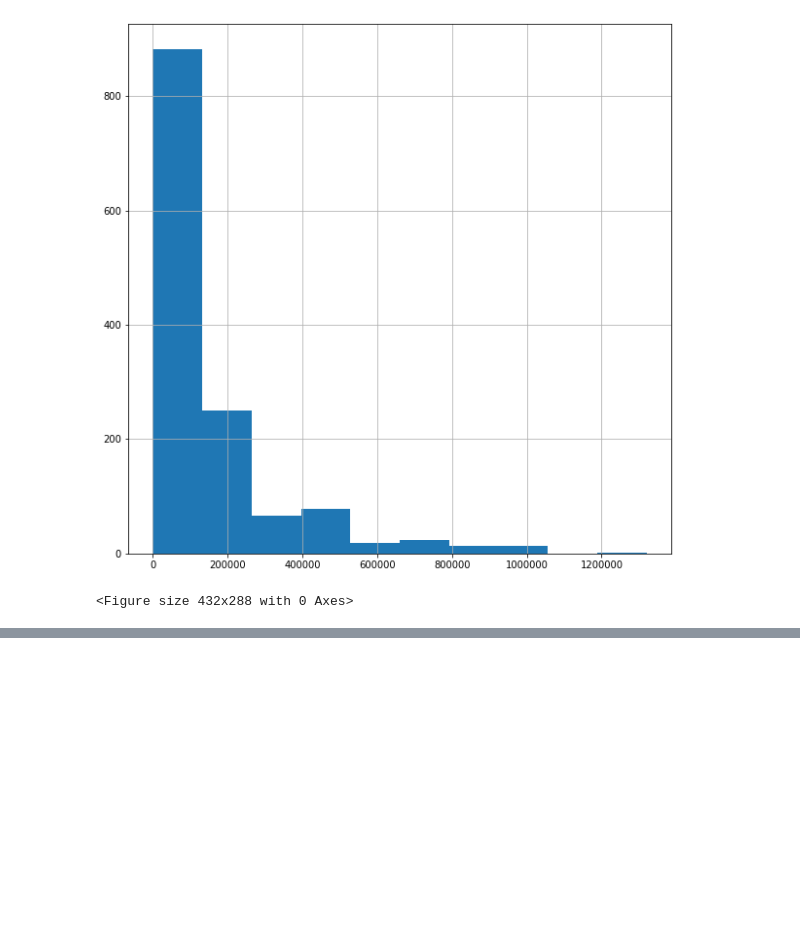
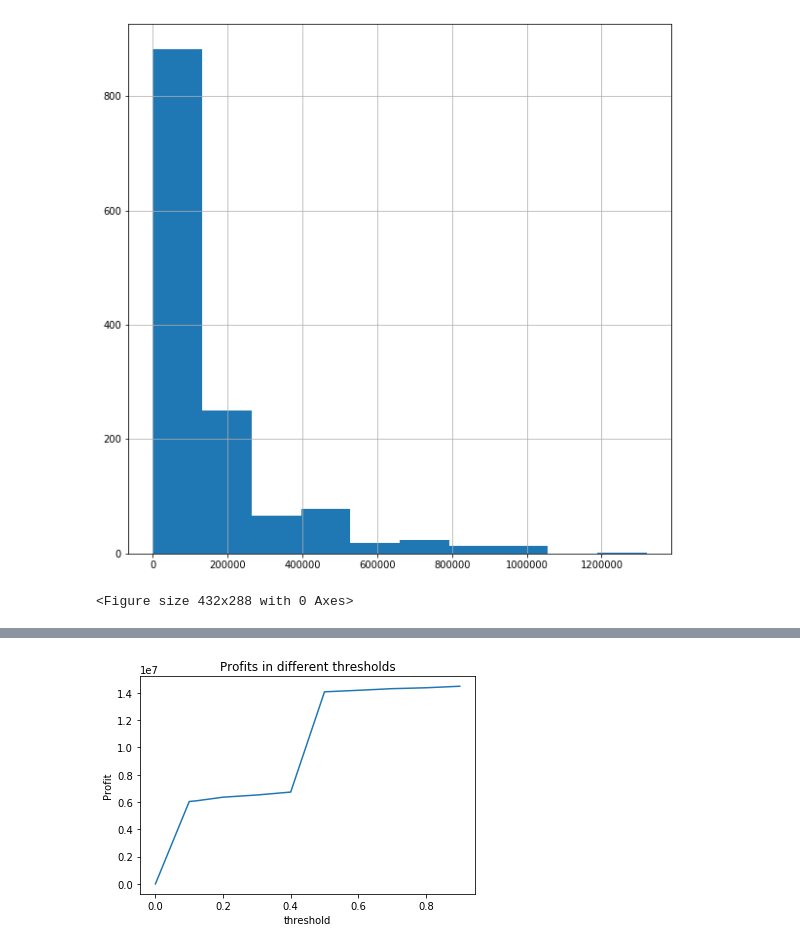
Before and after one commit to vnguye12/vy_capstone1, a Jupyter notebook: Capstone1.ipynb, the cells around one changed output, grey strips where cells are left out. Saved outputs shown, nothing was run; the diff lists cells and outputs as text; code cells hidden in the pictures; blank space fills up the shorter version.

```diff
--- a/Capstone1.ipynb
+++ b/Capstone1.ipynb
@@ -1769,0 +1792,8 @@ plt.show()
+# %%
+plt.plot(threshold,Gains)
+plt.xlabel('threshold')
+plt.ylabel ('Profit')
+plt.title('Profits in different thresholds')
+plt.show()
+# %% [output]
+[figure, added]
```
Also changed, not shown: parts of 18 cells of this notebook.
